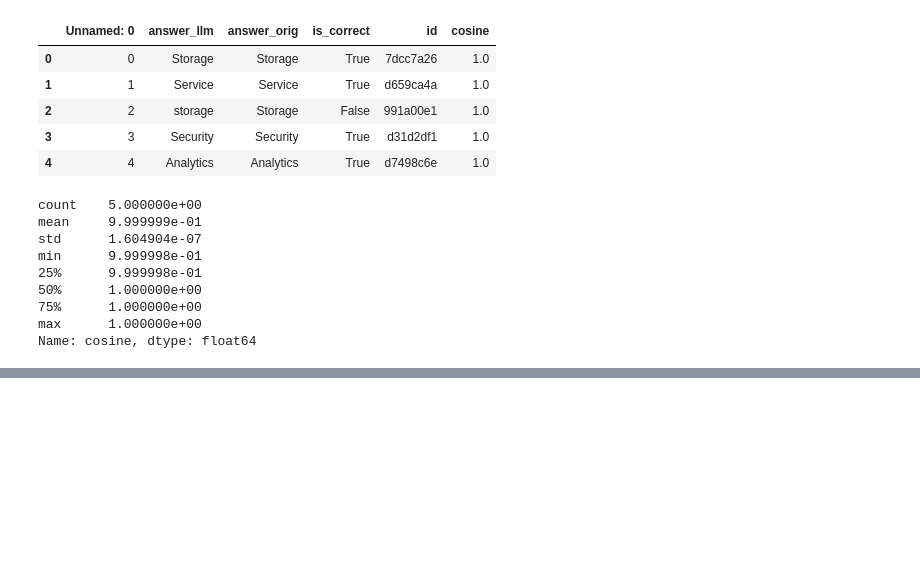
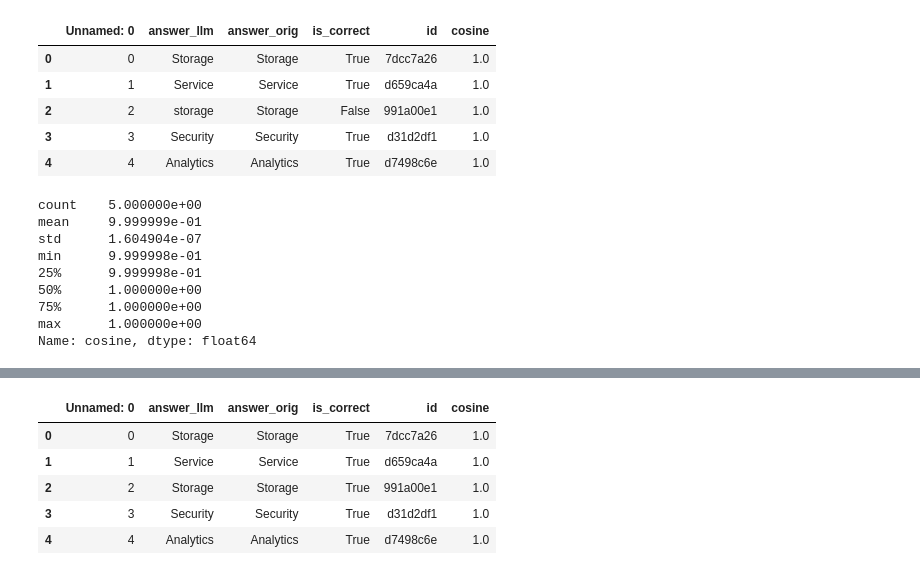
Before and after one commit to dusisarathchandra/llm-RAG-cloud-asset-service-categorization, a Jupyter notebook: rag_evaluation.ipynb, the cells around one changed output, grey strips where cells are left out. Saved outputs shown, nothing was run; the diff lists cells and outputs as text; code cells hidden in the pictures; blank space fills up the shorter version.

Commit message:
rag-evaluation update

```diff
--- a/rag_evaluation.ipynb
+++ b/rag_evaluation.ipynb
@@ -234,0 +244,13 @@ Name: cosine, dtype: float64
+# %%
+answers_qwen2 = []
+for i, rec in ground_truth_data.iterrows():
+    if i in answers_qwen2:
+        continue
+    answer_llm = json.loads(remove_backticks(rag_vector_ollama(rec['description'])))['category']
+    answer_orig = original_doc_index[rec['id']]['category']
+    answers_qwen2.append({
+        'answer_llm': answer_llm,
+        'answer_orig': answer_orig,
+        'is_correct': answer_llm == answer_orig,
+        'id': rec['id']
+    })
@@ -234,0 +363,19 @@ Name: cosine, dtype: float64
+# %%
+from tqdm.auto import tqdm
+df = pd.read_csv('./data/rag_evaluation_cosine_qwen2.csv')
+data = df.to_dict(orient='records')
+similarity = []
+for rec in tqdm(data):
+    sim = compute_cosine_similarity(rec)
+    similarity.append(sim)
+# %%
+df['cosine'] = similarity
+# %%
+df.head()
+# %% [output]
+|  | Unnamed: 0 | answer_llm | answer_orig | is_correct | id | cosine |
+| 0 | 0 | Storage | Storage | True | 7dcc7a26 | 1.0 |
+| 1 | 1 | Service | Service | True | d659ca4a | 1.0 |
+| 2 | 2 | Storage | Storage | True | 991a00e1 | 1.0 |
+| 3 | 3 | Security | Security | True | d31d2df1 | 1.0 |
+| 4 | 4 | Analytics | Analytics | True | d7498c6e | 1.0 |
```
Also changed, not shown: parts of 6 cells of this notebook, 2 other files.
